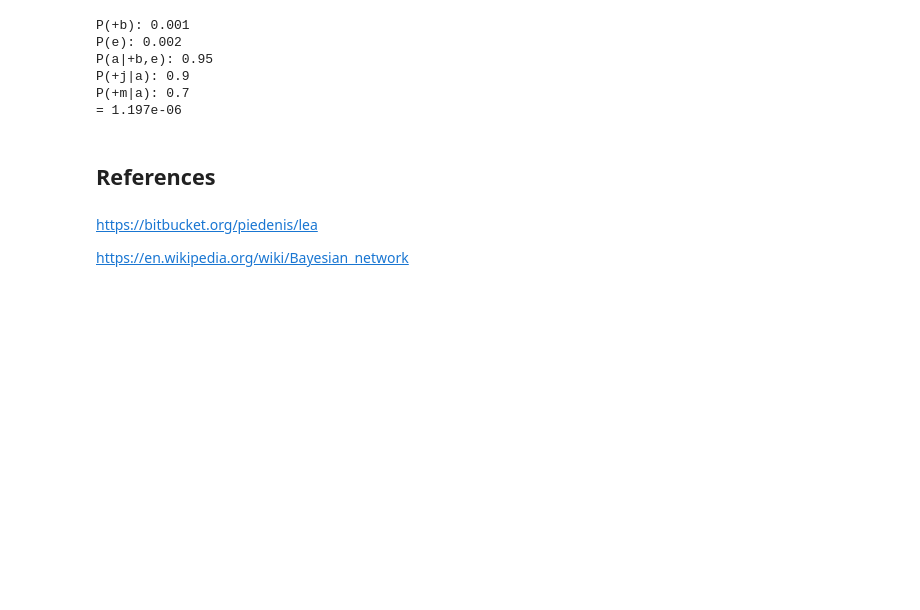
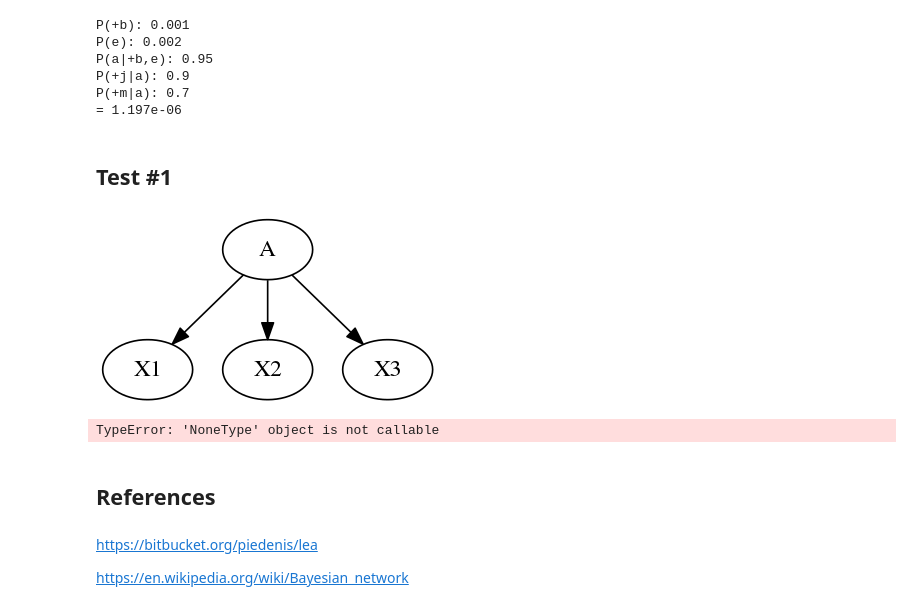
Before and after one commit to xmnlab/notebooks, a Jupyter notebook: probability/LeaPkgStudies.ipynb, the cells around one changed output. Drawn from its saved outputs; the diff is of its cells as text; code cells hidden in the pictures; blank space fills up the shorter version.

Commit message:
some tests

```diff
--- a/probability/LeaPkgStudies.ipynb
+++ b/probability/LeaPkgStudies.ipynb
@@ -232,6 +232,27 @@ P(a|+b,e): 0.95
 P(+j|a): 0.9
 P(+m|a): 0.7
 = 1.197e-06
+# %% [markdown]
+## Test #1
+# %%
+graph = [
+    ('A', 'X1'),
+    ('A', 'X2'),
+    ('A', 'X3'),
+]
+draw_graph(graph)
+# %% [output]
+[figure, added]
+# %%
+A = Lea.boolProb(1,2)
+
+# X1_A = Lea.if_(A, (2,10), (6,10))
+# X2_A = Lea.if_(A, (2,10), (6,10))
+# X3_A = Lea.if_(A, (2,10), (6,10))
+
+X1 = Lea.boolProb(2,10).revisedWithCPT((A, Lea.boolProb(1,2)))
+# %% [output]
+TypeError: 'NoneType' object is not callable
 # %% [markdown]
 ## References
 # %% [markdown]
```
Also changed, not shown: parts of 3 cells of this notebook.
